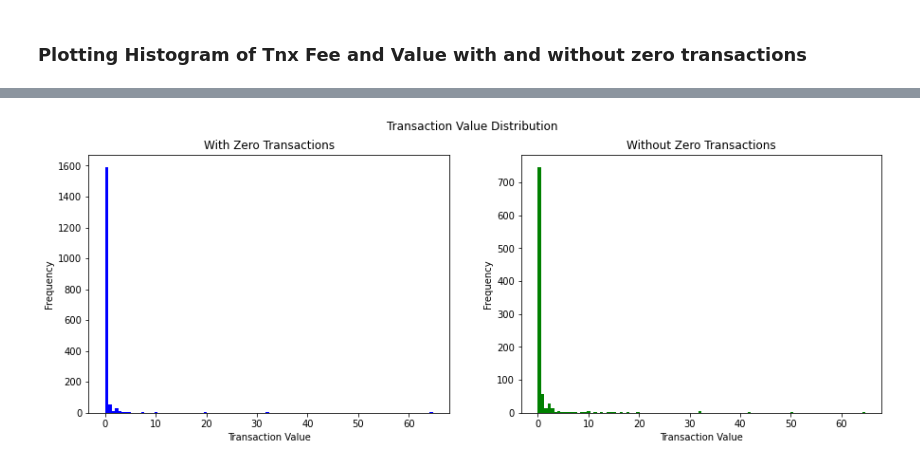
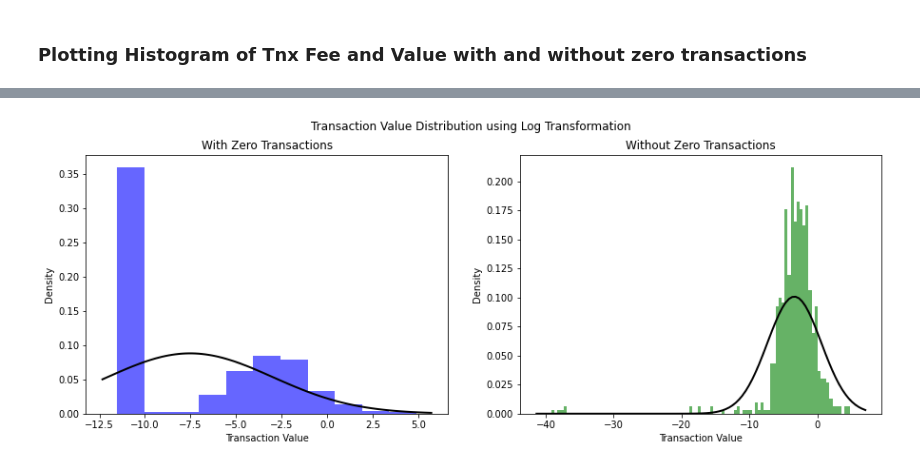
Before and after one commit to avamirm/Web-Scraping, a Jupyter notebook: Code&Report.ipynb, the cells around one changed output, grey strips where cells are left out. Saved outputs shown, nothing was run; the diff lists cells and outputs as text; code cells hidden in the pictures.

```diff
--- a/Code&Report.ipynb
+++ b/Code&Report.ipynb
@@ -268,29 +377,36 @@ plt.show()
-# %%
-
-# 2 * IQR * n^(-1/3)
-bin_width_with_zero_txn = 2 * (transactionsDf_with_zero_txn['Value'].quantile(0.75) - transactionsDf_with_zero_txn['Value'].quantile(0.25)) * transactionsDf_with_zero_txn['Value'].count() ** (-1/3)
-bin_width_without_zero_txn = 2 * (transactionsDf_without_zero_txn['Value'].quantile(0.75) - transactionsDf_without_zero_txn['Value'].quantile(0.25)) * transactionsDf_without_zero_txn['Value'].count() ** (-1/3)
-bin_size_with_zero_txn = round((transactionsDf_with_zero_txn['Value'].max() - transactionsDf_with_zero_txn['Value'].min()) / bin_width_with_zero_txn)
-bin_size_without_zero_txn = round((transactionsDf_without_zero_txn['Value'].max() - transactionsDf_without_zero_txn['Value'].min()) / bin_width_without_zero_txn)
-
-if bin_size_with_zero_txn > 50:
-    bin_size_with_zero_txn = 100
-if bin_size_without_zero_txn > 50:
-    bin_size_without_zero_txn = 100
-
-fig, ax = plt.subplots(1, 2, figsize=(15, 5))
-fig.suptitle('Transaction Value Distribution')
-
-ax[0].hist(transactionsDf_with_zero_txn['Value'], bins=bin_size_with_zero_txn, color='blue')
-ax[0].set_title('With Zero Transactions')
-ax[0].set_xlabel('Transaction Value')
-ax[0].set_ylabel('Frequency')
-
-ax[1].hist(transactionsDf_without_zero_txn['Value'], bins=bin_size_without_zero_txn, color='green')
-ax[1].set_title('Without Zero Transactions')
-ax[1].set_xlabel('Transaction Value')
-ax[1].set_ylabel('Frequency')
-
-plt.show()
-# %% [output]
-[figure, removed]
+# %%
+epsilon = 1e-5
+tnx_with_epsilon_as_zero = transactionsDf_with_zero_txn['Value'] + epsilon
+bin_size_with_zero_txn = calcBinSize(np.log(tnx_with_epsilon_as_zero))
+bin_size_without_zero_txn = calcBinSize(np.log(transactionsDf_without_zero_txn['Value']))
+
+fig, ax = plt.subplots(1, 2, figsize=(15, 5))
+fig.suptitle('Transaction Value Distribution using Log Transformation')
+
+ax[0].hist(np.log(tnx_with_epsilon_as_zero), bins=bin_size_with_zero_txn, color='blue', density=True, alpha=0.6)
+ax[1].hist(np.log(transactionsDf_without_zero_txn['Value']), bins=bin_size_without_zero_txn, color='green', density=True, alpha=0.6)
+
+mu1, std1 = norm.fit(np.log(tnx_with_epsilon_as_zero))
+mu2, std2 = norm.fit(np.log(transactionsDf_without_zero_txn['Value']))
+
+xmin1, xmax1 = ax[0].get_xlim()
+x1 = np.linspace(xmin1, xmax1, 100)
+p1 = norm.pdf(x1, mu1, std1)
+ax[0].plot(x1, p1, 'k', linewidth=2)
+
+xmin2, xmax2 = ax[1].get_xlim()
+x2 = np.linspace(xmin2, xmax2, 100)
+p2 = norm.pdf(x2, mu2, std2)
+ax[1].plot(x2, p2, 'k', linewidth=2)
+
+ax[0].set_title('With Zero Transactions')
+ax[0].set_xlabel('Transaction Value')
+ax[0].set_ylabel('Density')
+
+ax[1].set_title('Without Zero Transactions')
+ax[1].set_xlabel('Transaction Value')
+ax[1].set_ylabel('Density')
+
+plt.show()
+# %% [output]
+[figure, added]
```
Also changed, not shown: parts of 33 cells of this notebook.
